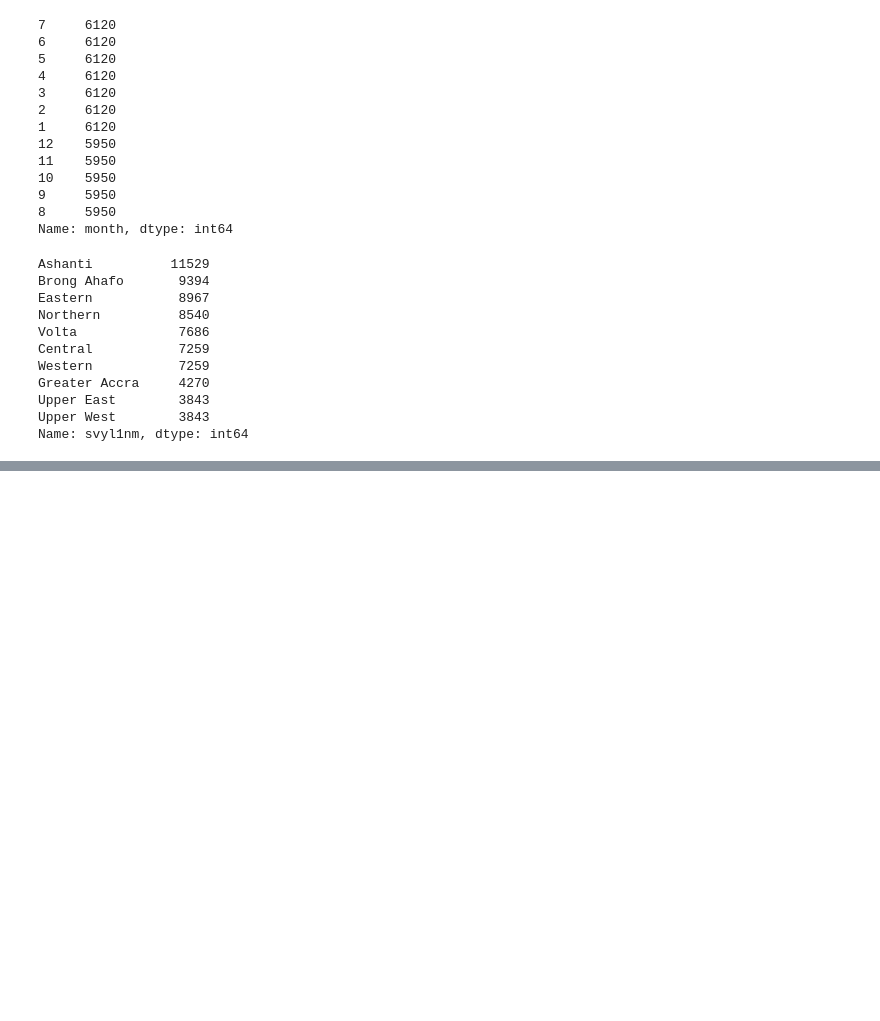
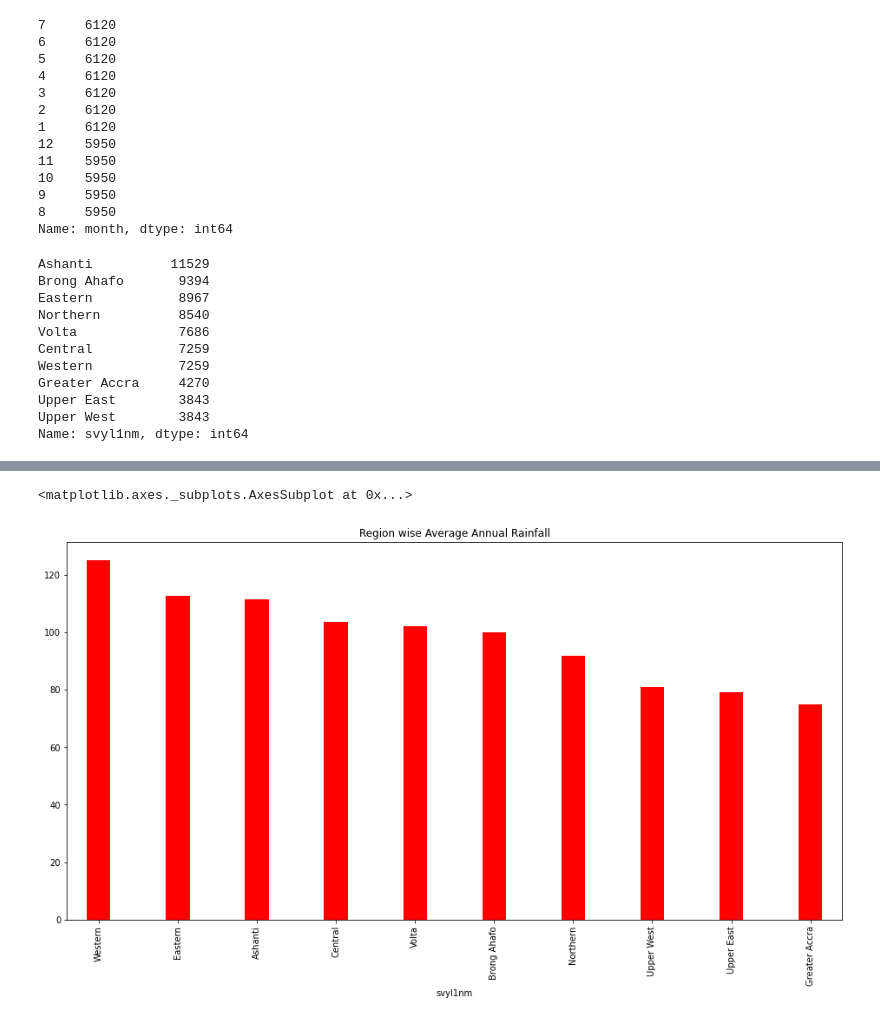
Before and after one commit to doski-codes/azubi-hackathon, a Jupyter notebook: Hackathon.ipynb, the cells around one changed output, grey strips where cells are left out. Saved outputs shown, nothing was run; the diff lists cells and outputs as text; code cells hidden in the pictures; blank space fills up the shorter version.

```diff
--- a/Hackathon.ipynb
+++ b/Hackathon.ipynb
@@ -374,0 +392,8 @@ df.plot('year', 'mean_mon_rainfall_mm', kind='line')
+# %%
+fig = plt.figure(figsize=(16,8))
+df.groupby('svyl1nm').mean().sort_values(by='mean_mon_rainfall_mm',
+                                    ascending=False)['mean_mon_rainfall_mm'].plot(kind='bar',
+                                    color='r', width=0.3, title='Region wise Average Annual Rainfall')
+# %% [output]
+<matplotlib.axes._subplots.AxesSubplot at 0x...>
+[figure, added]
```
Also changed, not shown: parts of 12 cells of this notebook.
